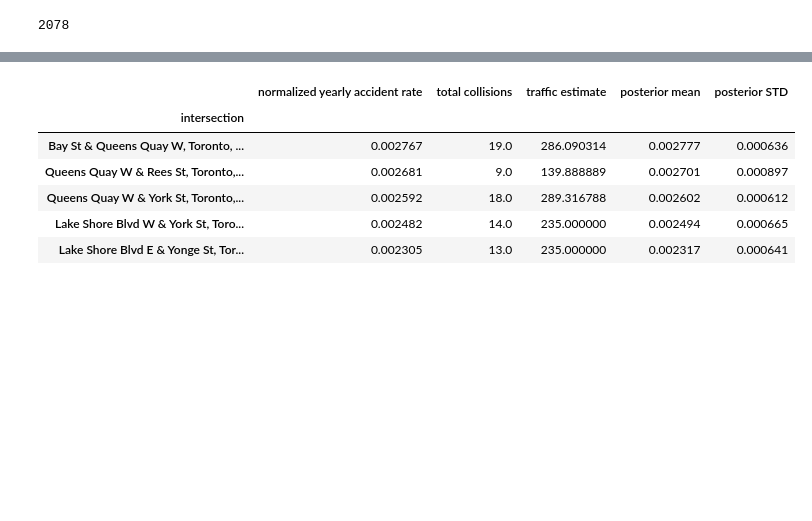
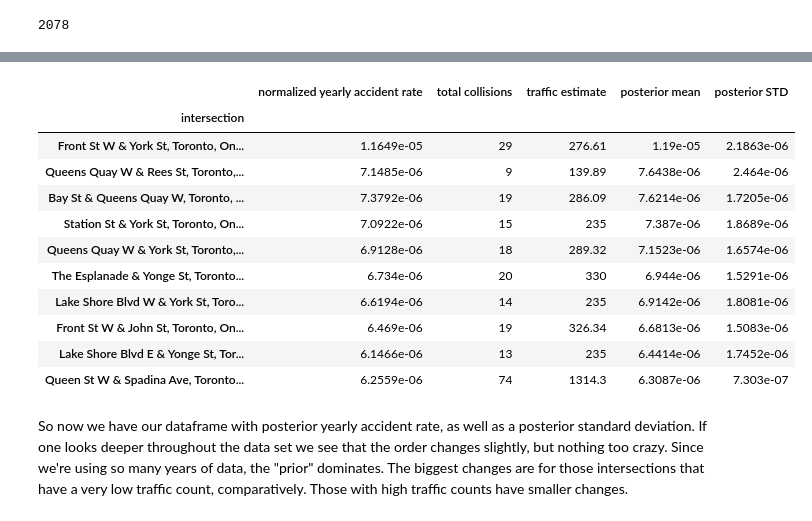
Before and after one commit to farfan92/SpringBoard-, a Jupyter notebook: CyclingProject.ipynb, the cells around one changed output, grey strips where cells are left out. Cells and saved outputs as stored; diff of their text form; code cells hidden in the pictures; blank space fills up the shorter version.

```diff
--- a/CyclingProject.ipynb
+++ b/CyclingProject.ipynb
@@ -384,10 +390,10 @@ intersection_df = central_col_df.groupby('intersection').agg({'traffic_count_x':
 intersection_df.columns = intersection_df.columns.set_levels(['traffic_count'], level=0)
 zeroes_df = central_realint_df.groupby('intersection').agg({'traffic_count':[np.size,np.mean]}).sort_values(by=[('traffic_count','size')],ascending=False)
 zeroes_df['traffic_count','size'] = 0
-
-zeroes_df['traffic_count','normalized_accident_rate'] = zeroes_df['traffic_count','size']/(24*zeroes_df['traffic_count','mean'])
+#Let's use 360 as the days in the year. It's a nice round number. And since weekends are less busy it's probably still an overestimate.
+zeroes_df['traffic_count','normalized_accident_rate'] = zeroes_df['traffic_count','size']/(25*360*zeroes_df['traffic_count','mean'])
 zeroes_df = zeroes_df.sort_values(by=[('traffic_count','normalized_accident_rate')],ascending=False)
-intersection_df['traffic_count','normalized_accident_rate'] = intersection_df['traffic_count','size']/(24*intersection_df['traffic_count','mean'])
+intersection_df['traffic_count','normalized_accident_rate'] = intersection_df['traffic_count','size']/(25*360*intersection_df['traffic_count','mean'])
 intersection_df = intersection_df.sort_values(by=[('traffic_count','normalized_accident_rate')],ascending=False)
 intersection_df.head(20)
 
@@ -397,7 +403,8 @@ df = df_test.to_frame(name='normalized yearly accident rate')
 df['total collisions'] = totals_df['traffic_count','size']
 df['traffic estimate'] = totals_df['traffic_count','mean']
 df = df.dropna()
-df = df.reset_index().drop_duplicates(subset='intersection', keep='last').set_index('intersection')
+#Here we make the index a column, drop the duplicates from this intersection column, then make it the index again.
+df = df.reset_index().drop_duplicates(subset='intersection', keep='first').set_index('intersection')
 len(df)
 # %% [output]
 2078
@@ -471,0 +487,17 @@ Pretty good looking fit! Looks great.
+# %%
+#plot normed histogram
+plt.hist(df['total collisions'], normed=True,  bins=range(0, 75, 1))
+
+# find minimum and maximum of xticks, so we know
+# where we should compute theoretical distribution
+xt = plt.xticks()[0]
+xmin, xmax = 0.1, 75
+lnspc = np.linspace(xmin, xmax, len(df))
+
+# exactly same as above
+ag,bg,cg = stats.gamma.fit(df['total collisions'])
+pdf_gamma = stats.gamma.pdf(lnspc,ag, bg,cg)
+plt.plot(lnspc, pdf_gamma, label="Gamma")
+
+plt.axis([0,70,0,0.08])
+plt.show()
@@ -472,14 +510,21 @@ Pretty good looking fit! Looks great.
 # %%
 beta = 1/cg
-df['posterior mean'] = (ag + df['total collisions'])/(beta+24*df['traffic estimate'])
-df['posterior STD'] = np.sqrt((ag + df['total collisions'])/((beta+24*df['traffic estimate'])**2))
-
-df.sort_values(by='posterior mean',ascending = False).head()
+df['posterior mean'] = (ag + df['total collisions'])/(beta+25*360*df['traffic estimate'])
+df['posterior STD'] = np.sqrt((ag + df['total collisions'])/((beta+25*360*df['traffic estimate'])**2))
+pd.set_option('display.float_format', '{:.5g}'.format)
+df.sort_values(by='posterior mean',ascending = False).head(10)
 # %% [output]
 |  | normalized yearly accident rate | total collisions | traffic estimate | posterior mean | posterior STD |
 | intersection |  |  |  |  |  |
-| Bay St & Queens Quay W, Toronto, ... | 0.002767 | 19.0 | 286.090314 | 0.002777 | 0.000636 |
-| Queens Quay W & Rees St, Toronto,... | 0.002681 | 9.0 | 139.888889 | 0.002701 | 0.000897 |
-| Queens Quay W & York St, Toronto,... | 0.002592 | 18.0 | 289.316788 | 0.002602 | 0.000612 |
-| Lake Shore Blvd W & York St, Toro... | 0.002482 | 14.0 | 235.000000 | 0.002494 | 0.000665 |
-| Lake Shore Blvd E & Yonge St, Tor... | 0.002305 | 13.0 | 235.000000 | 0.002317 | 0.000641 |
+| Front St W & York St, Toronto, On... | 1.1649e-05 | 29 | 276.61 | 1.19e-05 | 2.1863e-06 |
+| Queens Quay W & Rees St, Toronto,... | 7.1485e-06 | 9 | 139.89 | 7.6438e-06 | 2.464e-06 |
+| Bay St & Queens Quay W, Toronto, ... | 7.3792e-06 | 19 | 286.09 | 7.6214e-06 | 1.7205e-06 |
+| Station St & York St, Toronto, On... | 7.0922e-06 | 15 | 235 | 7.387e-06 | 1.8689e-06 |
+| Queens Quay W & York St, Toronto,... | 6.9128e-06 | 18 | 289.32 | 7.1523e-06 | 1.6574e-06 |
+| The Esplanade & Yonge St, Toronto... | 6.734e-06 | 20 | 330 | 6.944e-06 | 1.5291e-06 |
+| Lake Shore Blvd W & York St, Toro... | 6.6194e-06 | 14 | 235 | 6.9142e-06 | 1.8081e-06 |
+| Front St W & John St, Toronto, On... | 6.469e-06 | 19 | 326.34 | 6.6813e-06 | 1.5083e-06 |
+| Lake Shore Blvd E & Yonge St, Tor... | 6.1466e-06 | 13 | 235 | 6.4414e-06 | 1.7452e-06 |
+| Queen St W & Spadina Ave, Toronto... | 6.2559e-06 | 74 | 1314.3 | 6.3087e-06 | 7.303e-07 |
+# %% [markdown]
+So now we have our dataframe with posterior yearly accident rate, as well as a posterior standard deviation. If one looks deeper throughout the data set we see that the order changes slightly, but nothing too crazy. Since we're using so many years of data, the "prior" dominates. The biggest changes are for those intersections that have a very low traffic count, comparatively. Those with high traffic counts have smaller changes.
```
Also changed, not shown: parts of 21 cells of this notebook.
